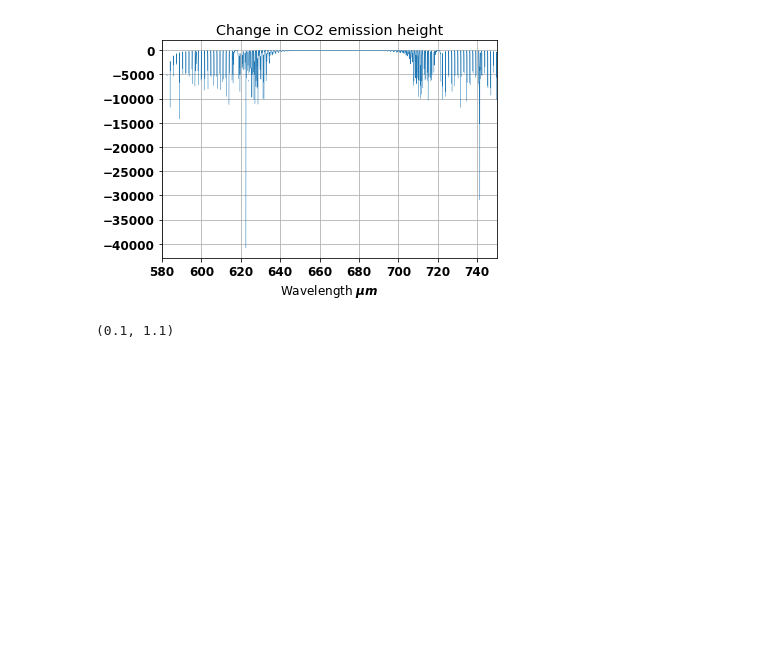
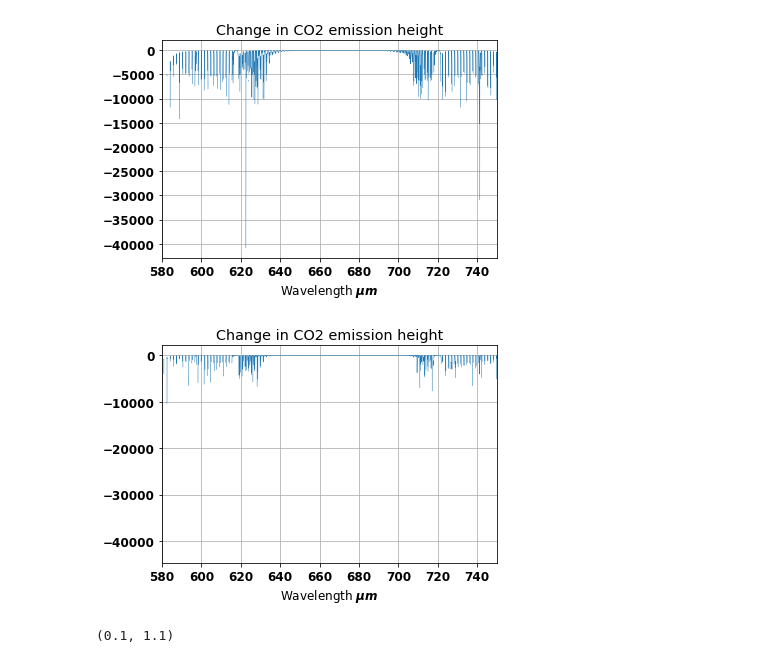
Before and after one commit to costachris/arctic_surface_forcing, a Jupyter notebook: rad_transfer_python/simulate_radiances_main.ipynb, the cells around one changed output. Cells and saved outputs as stored; diff of their text form; code cells hidden in the pictures; blank space fills up the shorter version.

```diff
--- a/rad_transfer_python/simulate_radiances_main.ipynb
+++ b/rad_transfer_python/simulate_radiances_main.ipynb
@@ -973,8 +893,11 @@ plot_emission_height(wl_nm, tau_wl, T_prof, p_prof,
 # %% [output]
 NameError: name 'plot_emission_height' is not defined
 # %%
-tau_wl_co2_400,  dT_dz_400 = tau_wl.copy(), dT_dz.copy()
+# tau_wl_co2_400,  dT_dz_400 = tau_wl.copy(), dT_dz.copy()
 # tau_wl_co2_270, dT_dz_270 = tau_wl.copy(), dT_dz.copy()
+
+# tau_wl_co2_407, dT_dz_407 = tau_wl.copy(), dT_dz.copy()
+tau_wl_co2_387, dT_dz_387 = tau_wl.copy(), dT_dz.copy()
 # %%
 plt.title('Change in CO2 emission height')
 plt.xlabel(r'Wavelength $\mu m$')
@@ -984,6 +907,15 @@ plt.xlim([580, 750])
 plt.grid()
 # %% [output]
 [figure]
+# %%
+plt.title('Change in CO2 emission height')
+plt.xlabel(r'Wavelength $\mu m$')
+plt.plot(nu_, tau_wl_co2_407 - tau_wl_co2_387, linewidth = 0.5)
+# plt.xlim((12.5,17.6))
+plt.xlim([580, 750])
+plt.grid()
+# %% [output]
+[figure, added]
 # %%
 inversion_emission_bool =  ((tau_wl_co2_400 < 200) & (tau_wl_co2_270 > 200))
 inversion_jump_k = nu_[inversion_emission_bool]
```
Also changed, not shown: parts of 29 cells of this notebook, 4 other files.
